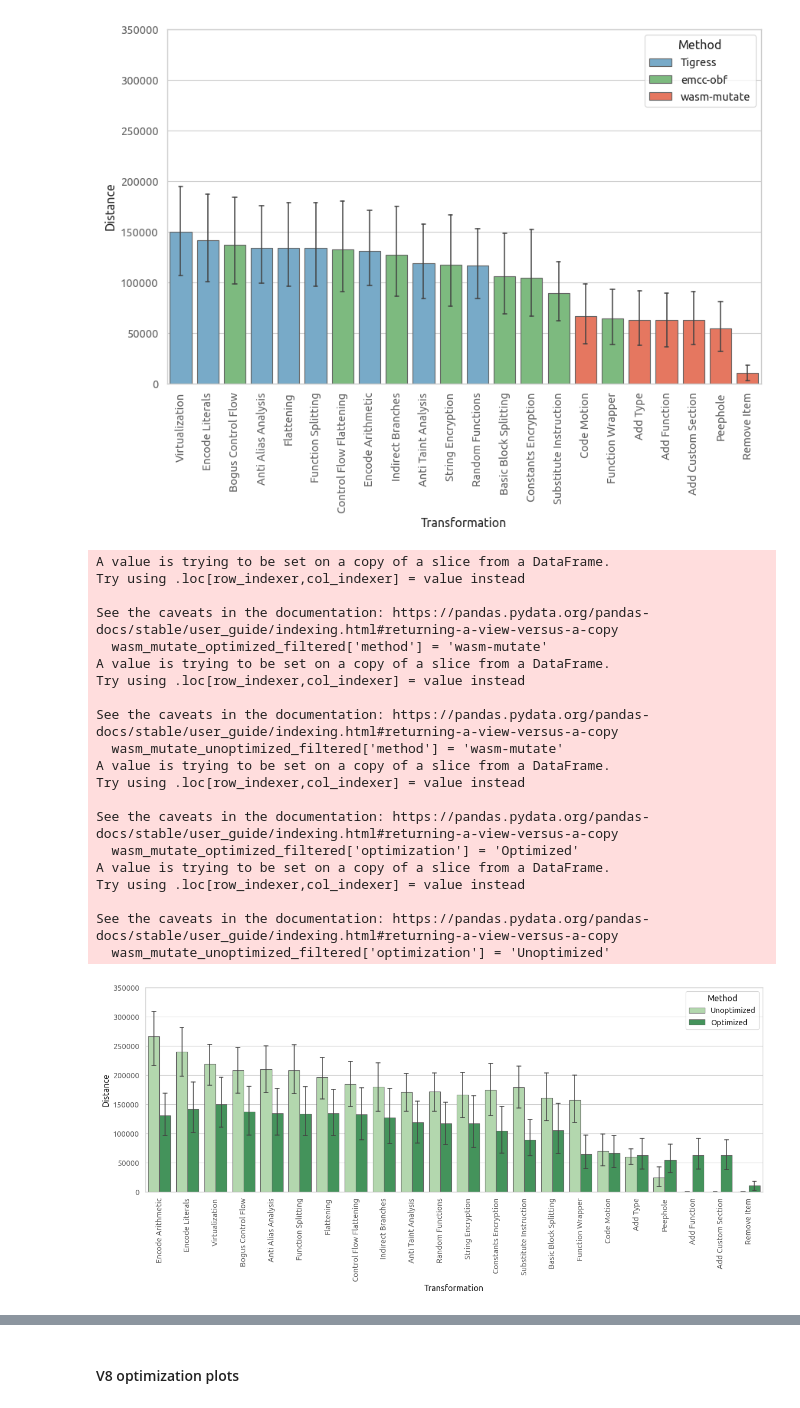
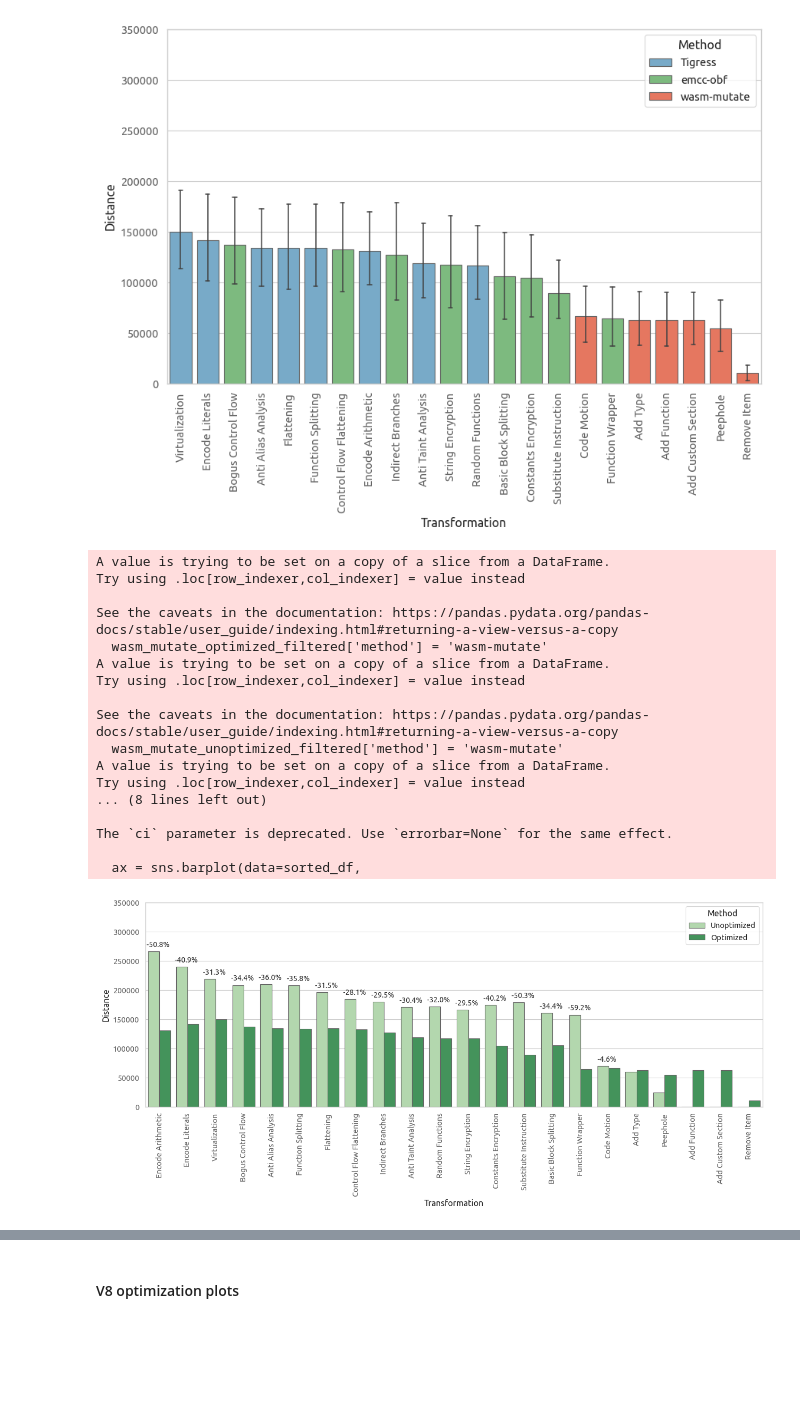
Before and after one commit to HakonHarnes/wasm-obf, a Jupyter notebook: analysis/optimization.ipynb, the cells around one changed output, grey strips where cells are left out. Drawn from its saved outputs; the diff is of its cells as text; code cells hidden in the pictures; blank space fills up the shorter version.

```diff
--- a/analysis/optimization.ipynb
+++ b/analysis/optimization.ipynb
@@ -207,16 +206,28 @@ def plot_distance_by_transformation(df, xlabel, palette=None, path=None):
 
     sorted_df = df.sort_values('transformation_label')
 
-    sns.barplot(data=sorted_df,
+    ax = sns.barplot(data=sorted_df,
                 x='transformation_label',
                 y='distance',
                 hue='optimization',
                 #dodge=False,
+                errorbar=None,
                 palette=palette,
                 errwidth=1.1,
                 capsize=0.15,
                 edgecolor=edgecolor,
                 )
+
+    bar_diffs = ((ax.containers[1].datavalues - ax.containers[0].datavalues) / ax.containers[0].datavalues) * 100
+    formatted_diffs = [f'     {diff:.1f}%' for diff in bar_diffs]
+
+    formatted_diffs[-1] = ''
+    formatted_diffs[-2] = ''
+    formatted_diffs[-3] = ''
+    formatted_diffs[-4] = ''
+    formatted_diffs[-5] = ''
+
+    ax.bar_label(ax.containers[0], labels=formatted_diffs, padding=4, size=10, color="#303030", fmt='%.1f')
 
     # Axis labels
     plt.ylabel('Distance')
@@ -235,8 +246,6 @@ def plot_distance_by_transformation(df, xlabel, palette=None, path=None):
 
     # Show the plot
     plt.show()
-
-
 
 # filter wasm-mutate data
 wasm_mutate_optimized_filtered = wasm_mutate_optimized[wasm_mutate_optimized['iteration'] == -1]
@@ -254,38 +263,35 @@ wasm_mutate_unoptimized_filtered['method'] = 'wasm-mutate'
 
 # Add 'optimization' column to each dataframe
 tigress_optimized['optimization'] = 'Optimized'
 llvm_optimized['optimization'] = 'Optimized'
 wasm_mutate_optimized_filtered['optimization'] = 'Optimized'
 
 tigress_unoptimized['optimization'] = 'Unoptimized'
 llvm_unoptimized['optimization'] = 'Unoptimized'
 wasm_mutate_unoptimized_filtered['optimization'] = 'Unoptimized'
 
 # Concatenate all dataframes in the desired order: tigress, llvm, wasm_mutate
 df_combined = pd.concat([tigress_optimized, llvm_optimized, wasm_mutate_optimized_filtered,
                          tigress_unoptimized, llvm_unoptimized, wasm_mutate_unoptimized_filtered], ignore_index=True)
 
 plot_distance_by_transformation(df_combined, xlabel='Transformation', palette="Greens", path='test_combined.png')
 # %% [output]
 A value is trying to be set on a copy of a slice from a DataFrame.
 Try using .loc[row_indexer,col_indexer] = value instead
 
 See the caveats in the documentation: https://pandas.pydata.org/pandas-docs/stable/user_guide/indexing.html#returning-a-view-versus-a-copy
   wasm_mutate_optimized_filtered['method'] = 'wasm-mutate'
 A value is trying to be set on a copy of a slice from a DataFrame.
 Try using .loc[row_indexer,col_indexer] = value instead
 
 See the caveats in the documentation: https://pandas.pydata.org/pandas-docs/stable/user_guide/indexing.html#returning-a-view-versus-a-copy
   wasm_mutate_unoptimized_filtered['method'] = 'wasm-mutate'
 A value is trying to be set on a copy of a slice from a DataFrame.
 Try using .loc[row_indexer,col_indexer] = value instead
+... (8 lines left out)
 
-See the caveats in the documentation: https://pandas.pydata.org/pandas-docs/stable/user_guide/indexing.html#returning-a-view-versus-a-copy
-  wasm_mutate_optimized_filtered['optimization'] = 'Optimized'
-A value is trying to be set on a copy of a slice from a DataFrame.
-Try using .loc[row_indexer,col_indexer] = value instead
+The `ci` parameter is deprecated. Use `errorbar=None` for the same effect.
 
-See the caveats in the documentation: https://pandas.pydata.org/pandas-docs/stable/user_guide/indexing.html#returning-a-view-versus-a-copy
-  wasm_mutate_unoptimized_filtered['optimization'] = 'Unoptimized'
+  ax = sns.barplot(data=sorted_df,
-[figure, old version]
+[figure, new version]
 # %%
```
Also changed, not shown: parts of 8 cells of this notebook, 14 other files.
